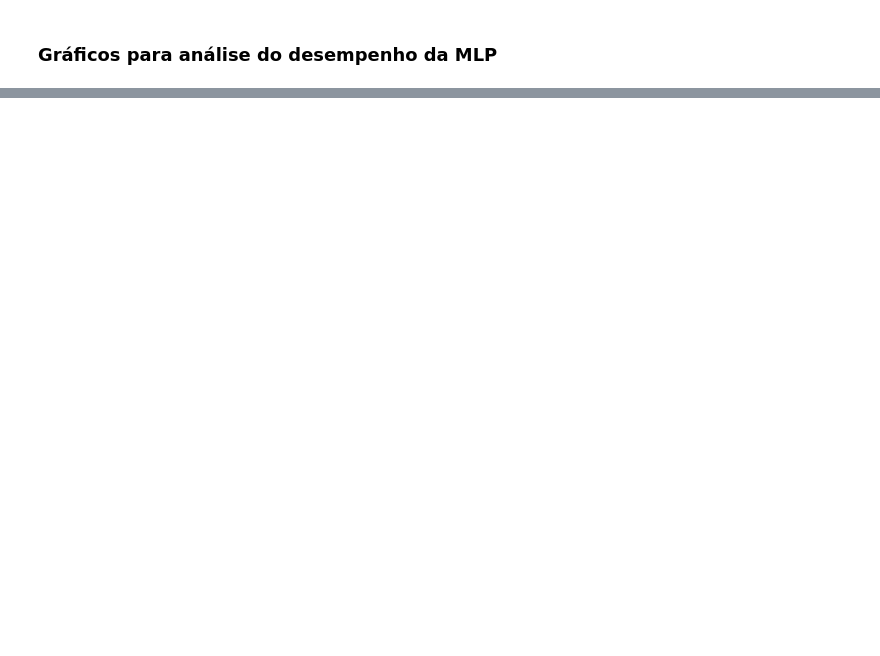
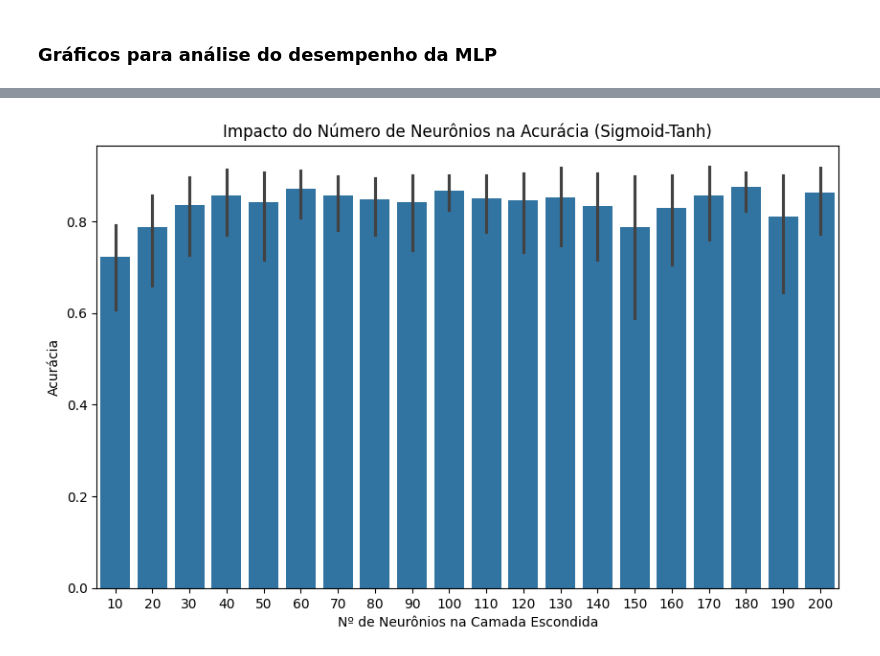
Before and after one commit to claradasneves/ep-ia, a Jupyter notebook: analises.ipynb, the cells around one changed output, grey strips where cells are left out. Drawn from its saved outputs; the diff is of its cells as text; code cells hidden in the pictures; blank space fills up the shorter version.

```diff
--- a/analises.ipynb
+++ b/analises.ipynb
@@ -80,0 +138,13 @@ plt.show()
+# %%
+df_sigmoid = df[df['Função de ativação 1'] == 'sigmoid']
+df_sigmoid_tanh = df_sigmoid[df_sigmoid['Função de ativação 2'] == 'tanh']
+
+# Impacto do Número de Neurônios na Acurácia (Sigmoid-Tanh)
+plt.figure(figsize=(10, 6))
+sns.barplot(x='Nº de neuronios camada escondida', y='Acurácia', data=df_sigmoid_tanh)
+plt.title('Impacto do Número de Neurônios na Acurácia (Sigmoid-Tanh)')
+plt.xlabel('Nº de Neurônios na Camada Escondida')
+plt.ylabel('Acurácia')
+plt.show()
+# %% [output]
+[figure, added]
```
Also changed, not shown: parts of 10 cells of this notebook, 9 other files.
